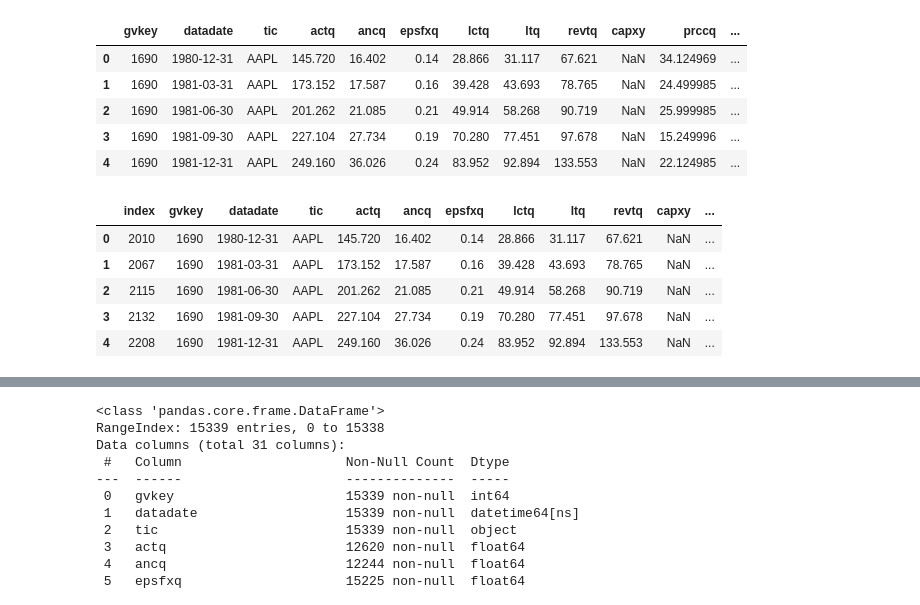
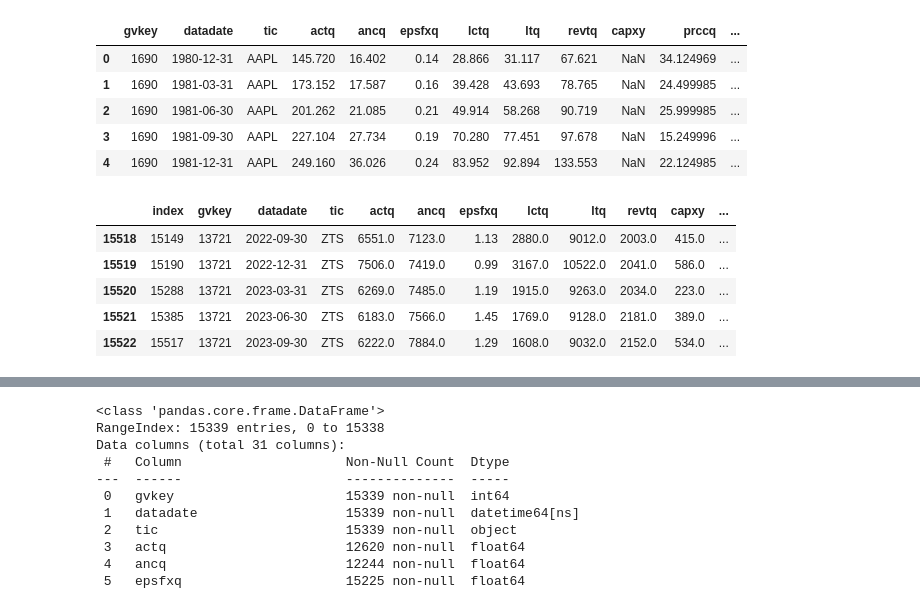
Before and after one commit to edocampione/4YP, a Jupyter notebook: scripts/process_data.ipynb, the cells around one changed output, grey strips where cells are left out. Saved outputs shown, nothing was run; the diff lists cells and outputs as text; code cells hidden in the pictures.

```diff
--- a/scripts/process_data.ipynb
+++ b/scripts/process_data.ipynb
@@ -139,31 +139,30 @@ df.head()
 # %%
 file_path_3 = '/Users/edocampione/Desktop/Meng Engineering Science/4YP/data/s&p500index.csv' # s&p500
 df3 = pd.read_csv(file_path_3)
 df3['caldt'] = pd.to_datetime(df3['caldt'])  # Adjust column name if needed
 
 df = df.sort_values(by=['datadate'])
 
 
 #merge (fill empty cells with nearest s&p500 value)
 df = pd.merge_asof(df, df3, left_on='datadate', right_on='caldt', direction='nearest')
 df = df.drop(columns=['caldt'])
 
 # calculate relative returns
 #df['relative_quarterly_return'] = (df['prccq'] - df['spindx'])
 #df = df.drop(columns=['prccq', 'spindx'])
 
-# prediction target is log return of next quarter
-#df['y'] = df['relative_quarterly_return'].shift(-1)
+#df = df.dropna(subset=['prccq'])
 
 df = df.sort_values(by=['tic','datadate']).reset_index()
-df.head()
+df.tail()
 # %% [output]
 |  | index | gvkey | datadate | tic | actq | ancq | epsfxq | lctq | ltq | revtq | capxy | ... |
-| 0 | 2010 | 1690 | 1980-12-31 | AAPL | 145.720 | 16.402 | 0.14 | 28.866 | 31.117 | 67.621 | NaN | ... |
-| 1 | 2067 | 1690 | 1981-03-31 | AAPL | 173.152 | 17.587 | 0.16 | 39.428 | 43.693 | 78.765 | NaN | ... |
-| 2 | 2115 | 1690 | 1981-06-30 | AAPL | 201.262 | 21.085 | 0.21 | 49.914 | 58.268 | 90.719 | NaN | ... |
-| 3 | 2132 | 1690 | 1981-09-30 | AAPL | 227.104 | 27.734 | 0.19 | 70.280 | 77.451 | 97.678 | NaN | ... |
-| 4 | 2208 | 1690 | 1981-12-31 | AAPL | 249.160 | 36.026 | 0.24 | 83.952 | 92.894 | 133.553 | NaN | ... |
+| 15518 | 15149 | 13721 | 2022-09-30 | ZTS | 6551.0 | 7123.0 | 1.13 | 2880.0 | 9012.0 | 2003.0 | 415.0 | ... |
+| 15519 | 15190 | 13721 | 2022-12-31 | ZTS | 7506.0 | 7419.0 | 0.99 | 3167.0 | 10522.0 | 2041.0 | 586.0 | ... |
+| 15520 | 15288 | 13721 | 2023-03-31 | ZTS | 6269.0 | 7485.0 | 1.19 | 1915.0 | 9263.0 | 2034.0 | 223.0 | ... |
+| 15521 | 15385 | 13721 | 2023-06-30 | ZTS | 6183.0 | 7566.0 | 1.45 | 1769.0 | 9128.0 | 2181.0 | 389.0 | ... |
+| 15522 | 15517 | 13721 | 2023-09-30 | ZTS | 6222.0 | 7884.0 | 1.29 | 1608.0 | 9032.0 | 2152.0 | 534.0 | ... |
 # %%
 df = df.sort_values(by=['tic','datadate'])
 
```
Also changed, not shown: parts of 3 cells of this notebook, 2 other files.
